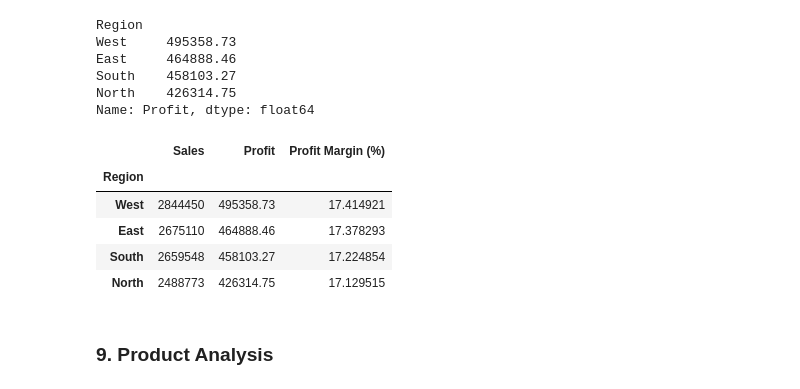
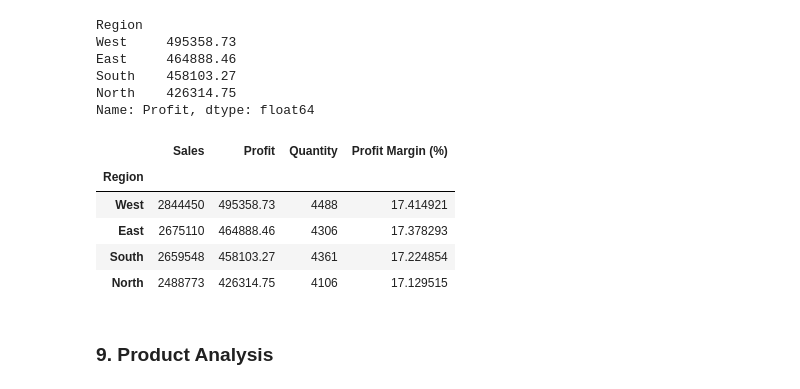
Before and after one commit to khushigupta89790/ecommerce-sales-analysis, a Jupyter notebook: ecommerce_sales_analysis.ipynb, the cells around one changed output. Cells and saved outputs as stored; diff of their text form; code cells hidden in the pictures.

```diff
--- a/ecommerce_sales_analysis.ipynb
+++ b/ecommerce_sales_analysis.ipynb
@@ -140,16 +140,16 @@ South    458103.27
 North    426314.75
 Name: Profit, dtype: float64
 # %%
-region_performance = data.groupby('Region')[['Sales','Profit']].sum()
+region_performance = data.groupby('Region')[['Sales','Profit','Quantity']].sum()
 region_performance['Profit Margin (%)'] = (region_performance['Profit']/region_performance['Sales'])*100
 region_performance.sort_values('Profit Margin (%)', ascending=False)
 # %% [output]
-|  | Sales | Profit | Profit Margin (%) |
-| Region |  |  |  |
-| West | 2844450 | 495358.73 | 17.414921 |
-| East | 2675110 | 464888.46 | 17.378293 |
-| South | 2659548 | 458103.27 | 17.224854 |
-| North | 2488773 | 426314.75 | 17.129515 |
+|  | Sales | Profit | Quantity | Profit Margin (%) |
+| Region |  |  |  |  |
+| West | 2844450 | 495358.73 | 4488 | 17.414921 |
+| East | 2675110 | 464888.46 | 4306 | 17.378293 |
+| South | 2659548 | 458103.27 | 4361 | 17.224854 |
+| North | 2488773 | 426314.75 | 4106 | 17.129515 |
 # %% [markdown]
 ### 9. Product Analysis
 # %%
```
Also changed, not shown: parts of 13 cells of this notebook.
